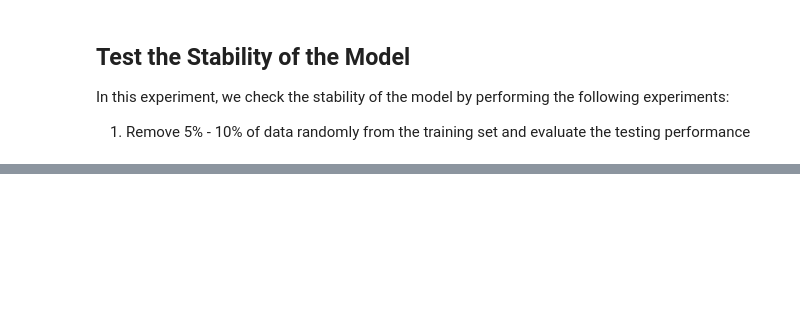
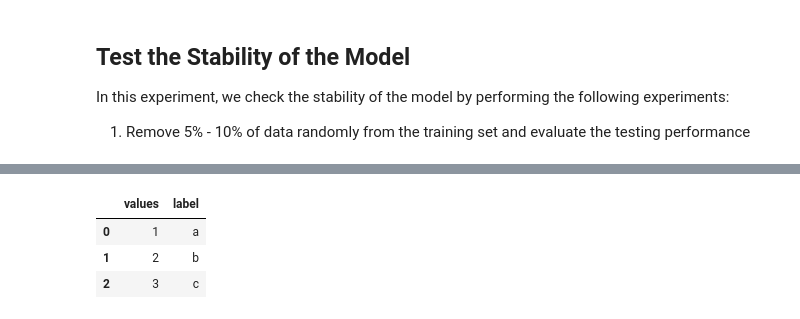
Before and after one commit to ramseylab/vgramreg, a Jupyter notebook: notebooks/Model_Stability_Check.ipynb, the cells around one changed output, grey strips where cells are left out. Saved outputs shown, nothing was run; the diff lists cells and outputs as text; code cells hidden in the pictures; blank space fills up the shorter version.

```diff
--- a/notebooks/Model_Stability_Check.ipynb
+++ b/notebooks/Model_Stability_Check.ipynb
@@ -179,3 +217,10 @@ with open('r2_score_test.pickle', 'wb') as f:
 
 with open('per_diff_test.pickle', 'wb') as f:
     dump(per_diff_test, f)
+# %%
+pd.DataFrame({'values':[1,2,3], 'label':['a', 'b', 'c']}, columns=['values', 'label'])
+# %% [output]
+|  | values | label |
+| 0 | 1 | a |
+| 1 | 2 | b |
+| 2 | 3 | c |
```
Also changed, not shown: parts of 4 cells of this notebook.
